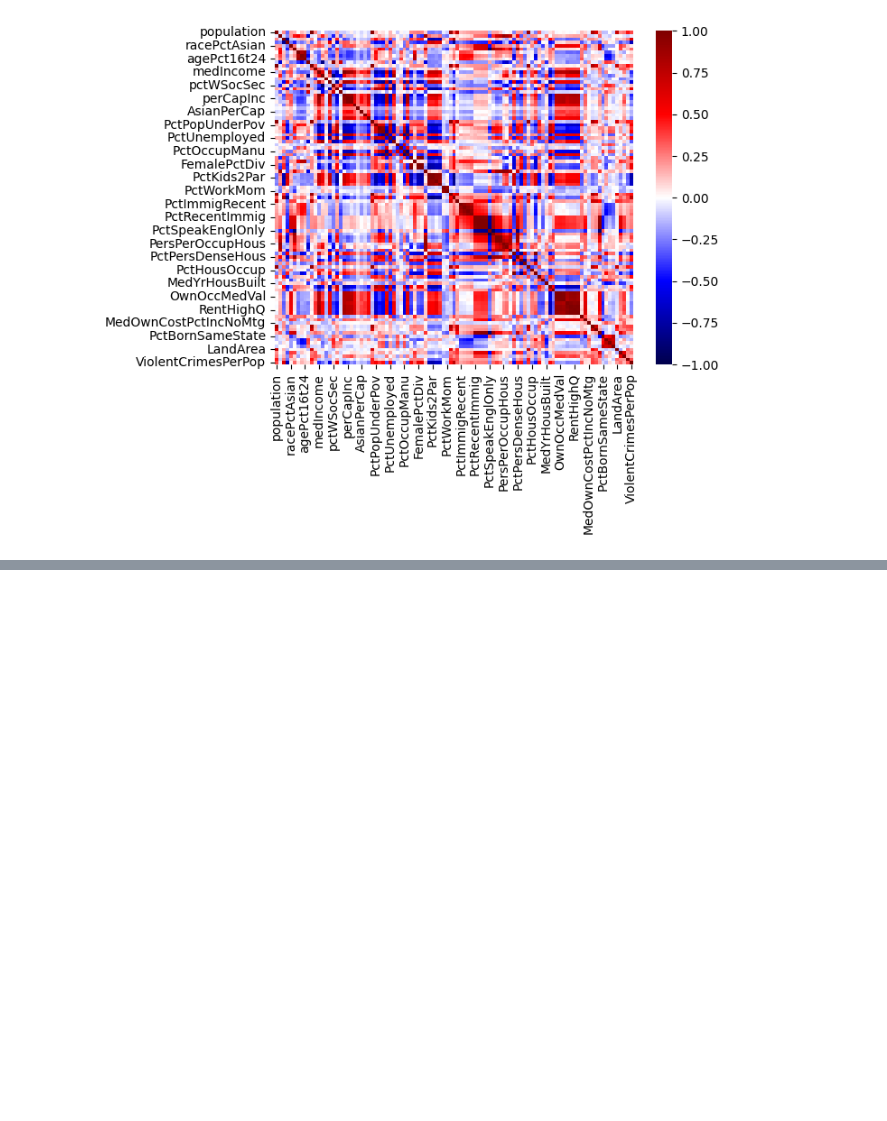
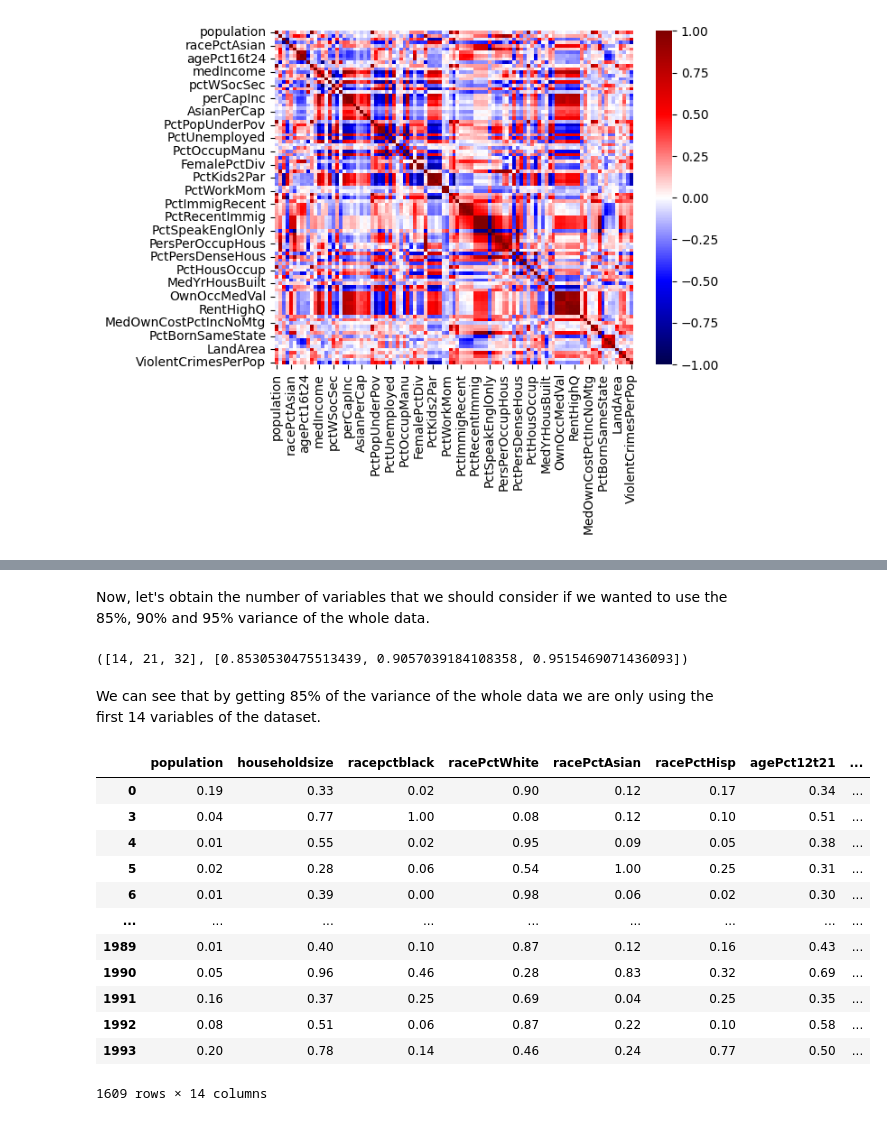
Before and after one commit to FedeSS99/Proyecto-Crystal-TEC, a Jupyter notebook: FinalProject.ipynb, the cells around one changed output, grey strips where cells are left out. Saved outputs shown, nothing was run; the diff lists cells and outputs as text; code cells hidden in the pictures; blank space fills up the shorter version.

```diff
--- a/FinalProject.ipynb
+++ b/FinalProject.ipynb
@@ -188,0 +227,44 @@ sns.heatmap(CorrMap, vmin=-1, vmax=1, cmap="seismic", annot=False)
+# %% [markdown]
+Now, let's obtain the number of variables that we should consider if we wanted to use the 85%, 90% and 95% variance of the whole data.
+# %%
+def ObtainNumVariablesByPercent(Data, Percentages):
+    N = len(Percentages)
+    Ncolumns = len(Data.columns)
+    NumVariables = N*[0]
+    SumVariables = N*[0.0]
+
+    for n in range(N):
+        for NumCols in range(Ncolumns):
+            Sum = PCA_Data.explained_variance_ratio_[:NumCols+1].sum()
+
+            if Sum >= Percentages[n]:
+                NumVariables[n] = NumCols+1
+                SumVariables[n] = Sum
+                break
+    return NumVariables, SumVariables
+# %%
+NumVar, SumVar = ObtainNumVariablesByPercent(NewData, Percentages=[0.85, 0.90, 0.95])
+NumVar, SumVar
+# %% [output]
+([14, 21, 32], [0.8530530475513439, 0.9057039184108358, 0.9515469071436093])
+# %% [markdown]
+We can see that by getting 85% of the variance of the whole data we are only using the first 14 variables of the dataset.
+# %%
+MinNumVar = NumVar[0]
+
+X = NewData.loc[:, NewData.columns[:MinNumVar]]
+X
+# %% [output]
+|  | population | householdsize | racepctblack | racePctWhite | racePctAsian | racePctHisp | agePct12t21 | ... |
+| 0 | 0.19 | 0.33 | 0.02 | 0.90 | 0.12 | 0.17 | 0.34 | ... |
+| 3 | 0.04 | 0.77 | 1.00 | 0.08 | 0.12 | 0.10 | 0.51 | ... |
+| 4 | 0.01 | 0.55 | 0.02 | 0.95 | 0.09 | 0.05 | 0.38 | ... |
+| 5 | 0.02 | 0.28 | 0.06 | 0.54 | 1.00 | 0.25 | 0.31 | ... |
+| 6 | 0.01 | 0.39 | 0.00 | 0.98 | 0.06 | 0.02 | 0.30 | ... |
+| ... | ... | ... | ... | ... | ... | ... | ... | ... |
+| 1989 | 0.01 | 0.40 | 0.10 | 0.87 | 0.12 | 0.16 | 0.43 | ... |
+| 1990 | 0.05 | 0.96 | 0.46 | 0.28 | 0.83 | 0.32 | 0.69 | ... |
+| 1991 | 0.16 | 0.37 | 0.25 | 0.69 | 0.04 | 0.25 | 0.35 | ... |
+| 1992 | 0.08 | 0.51 | 0.06 | 0.87 | 0.22 | 0.10 | 0.58 | ... |
+| 1993 | 0.20 | 0.78 | 0.14 | 0.46 | 0.24 | 0.77 | 0.50 | ... |
+1609 rows × 14 columns
```
Also changed, not shown: parts of 9 cells of this notebook.
